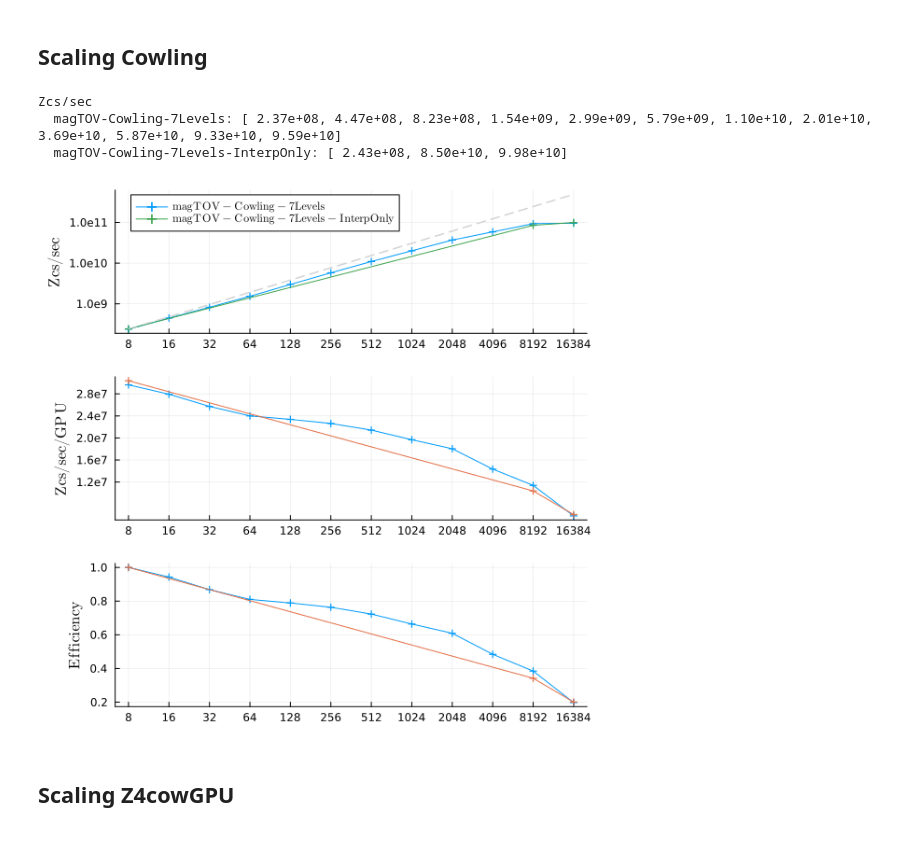
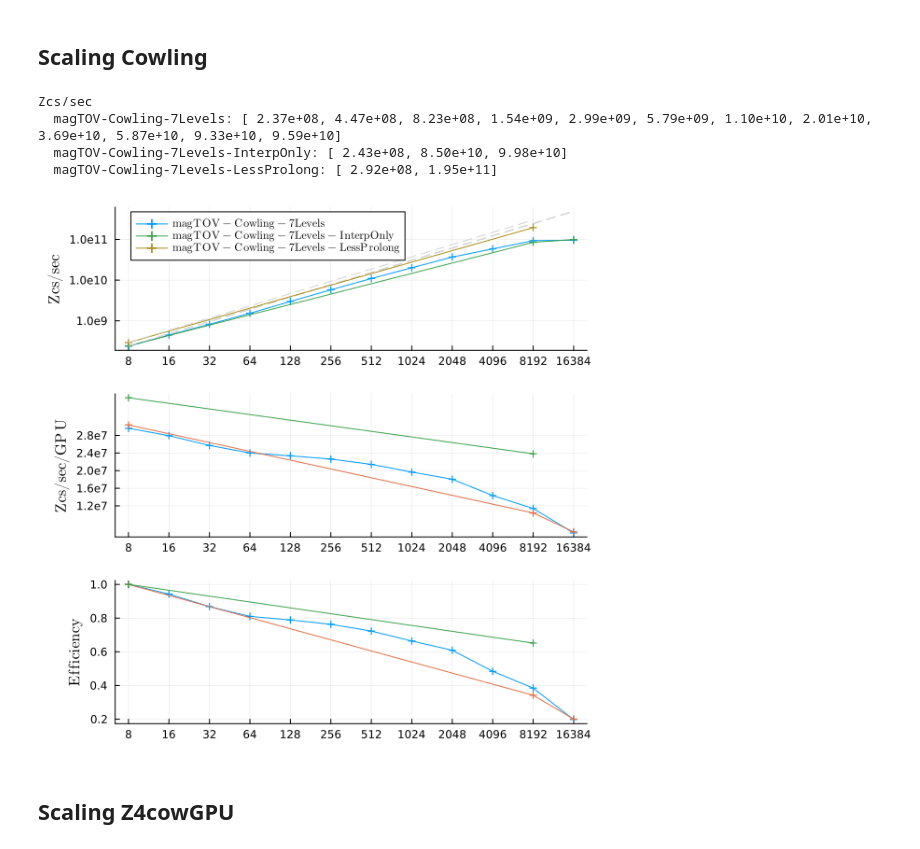
Before and after one commit to lwJi/ETK-Scaling-Tests, a Jupyter notebook: frontier/ipynb/magTOV-Levels7.ipynb, the cells around one changed output. Cells and saved outputs as stored; diff of their text form; code cells hidden in the pictures.

Commit message:
frontier: update magTOV-Levels7.ipynb

```diff
--- a/frontier/ipynb/magTOV-Levels7.ipynb
+++ b/frontier/ipynb/magTOV-Levels7.ipynb
@@ -64,6 +64,9 @@ let patt_dirss = [
         ([
             (r"magTOV_Cow_L7_N\d+_r0000", "magTOV-Cowling-7Levels-InterpOnly"),
         ], "../data/magTOV-Scaling/Levels7/Block8-Cowling-InterpOnly/", :cross),
+        ([
+            (r"magTOV_Cow_L7_N\d+_r0000", "magTOV-Cowling-7Levels-LessProlong"),
+        ], "../data/magTOV-Scaling-LessProlong/Levels7/Block8-Cowling/", :cross),
     ]
 
     # Plot Zcs/sec
@@ -84,34 +87,35 @@ let patt_dirss = [
 
     println("Zcs/sec")
     for (patterns, parent_dir, mark) in patt_dirss
         # Load averages for the given patterns and directory
         dats, labs = MiscStdout.load_avgs(patterns, parent_dir; option = "ZcsPerSecond", range=:)
         # Iterate through the loaded datasets
         for (i, dat) in enumerate(dats)
             # Plot Zcs/sec
             plot!(plt1, dat[1] * 8, dat[2], label = L"\mathrm{%$(labs[i])}", marker = mark)
             plot!(plt1, dat[1] * 8, dat[2][1] .* dat[1], label="", linestyle=:dash, color=:lightgray)
 
             @printf("  %8s: [", labs[i])
             println(join([@sprintf(" %8.2e", d) for d in dat[2]], ","), "]")
 
             plot!(plt3, dat[1] * 8, dat[2] ./ (dat[1] * 8), label = "",  marker = mark)
 
             # Plot Efficiency
             value_per_node = dat[2] ./ dat[1]
             efficiency = value_per_node ./ first(value_per_node)
             plot!(plt2, dat[1] * 8, efficiency, label="", marker = mark)
         end
     end
 
     plt = plot(plt1, plt3, plt2, layout=(3,1), size=(600, 600))
     display(plt)
 end
 # %% [output]
 Zcs/sec
   magTOV-Cowling-7Levels: [ 2.37e+08, 4.47e+08, 8.23e+08, 1.54e+09, 2.99e+09, 5.79e+09, 1.10e+10, 2.01e+10, 3.69e+10, 5.87e+10, 9.33e+10, 9.59e+10]
   magTOV-Cowling-7Levels-InterpOnly: [ 2.43e+08, 8.50e+10, 9.98e+10]
+  magTOV-Cowling-7Levels-LessProlong: [ 2.92e+08, 1.95e+11]
-[figure, old version]
+[figure, new version]
 # %% [markdown]
 ## Scaling Z4cowGPU
 # %%
```
